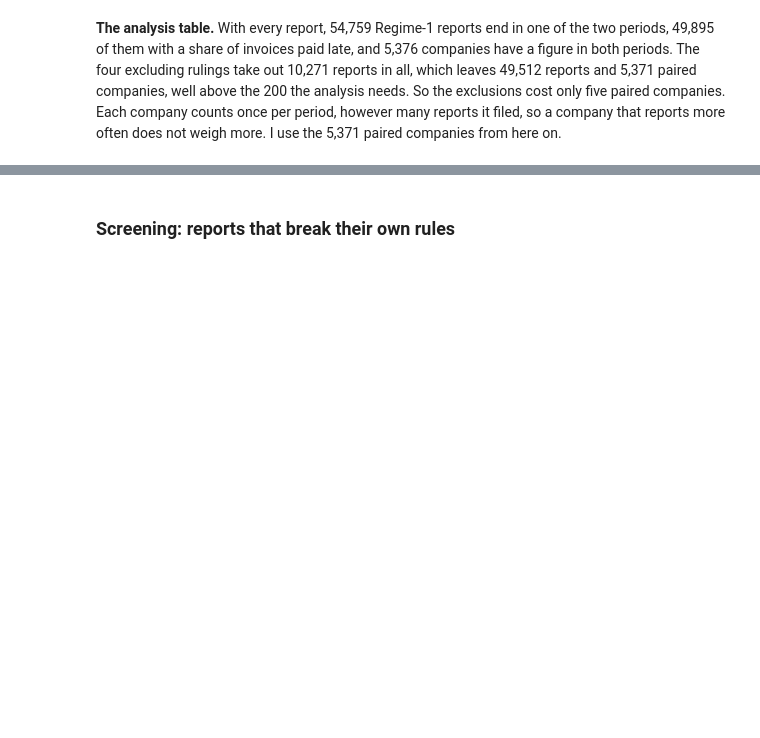
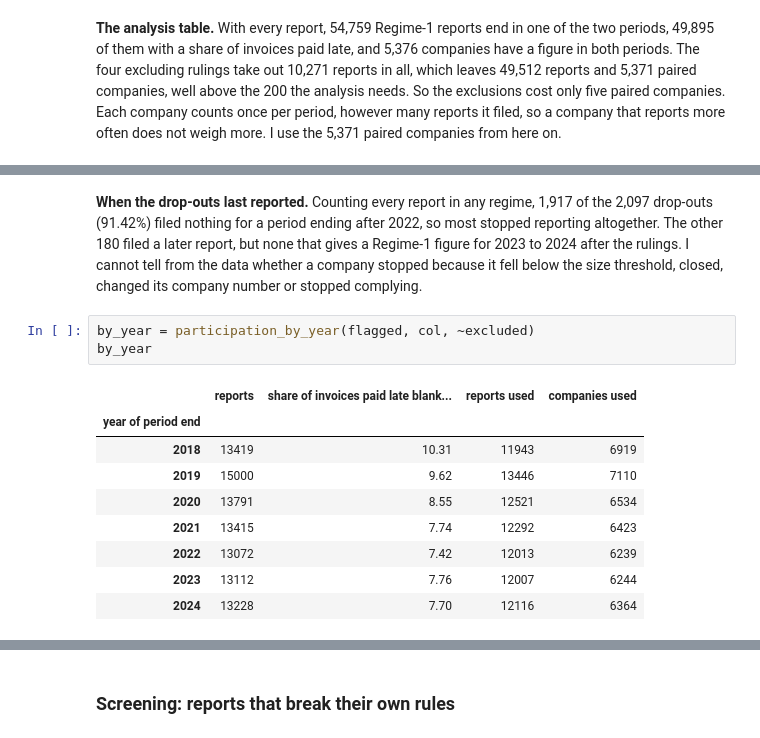
Before and after one commit to PaddyGilliland1/statistical-analysis-project, a Jupyter notebook: analysis.ipynb, the cells around one changed output, grey strips where cells are left out. Saved outputs shown, nothing was run; the diff lists cells and outputs as text; blank space fills up the shorter version.

Commit message:
Add participation and drop-out, with reports by year and period lengths

```diff
--- a/analysis.ipynb
+++ b/analysis.ipynb
@@ -945,0 +1252,15 @@ Paired companies: 5,371 (the analysis needs at least 200)
+# %% [markdown]
+**When the drop-outs last reported.** Counting every report in any regime, 1,917 of the 2,097 drop-outs (91.42%) filed nothing for a period ending after 2022, so most stopped reporting altogether. The other 180 filed a later report, but none that gives a Regime-1 figure for 2023 to 2024 after the rulings. I cannot tell from the data whether a company stopped because it fell below the size threshold, closed, changed its company number or stopped complying.
+# %%
+by_year = participation_by_year(flagged, col, ~excluded)
+by_year
+# %% [output]
+|  | reports | share of invoices paid late blank... | reports used | companies used |
+| year of period end |  |  |  |  |
+| 2018 | 13419 | 10.31 | 11943 | 6919 |
+| 2019 | 15000 | 9.62 | 13446 | 7110 |
+| 2020 | 13791 | 8.55 | 12521 | 6534 |
+| 2021 | 13415 | 7.74 | 12292 | 6423 |
+| 2022 | 13072 | 7.42 | 12013 | 6239 |
+| 2023 | 13112 | 7.76 | 12007 | 6244 |
+| 2024 | 13228 | 7.70 | 12116 | 6364 |
```
Also changed, not shown: parts of 13 cells of this notebook.
